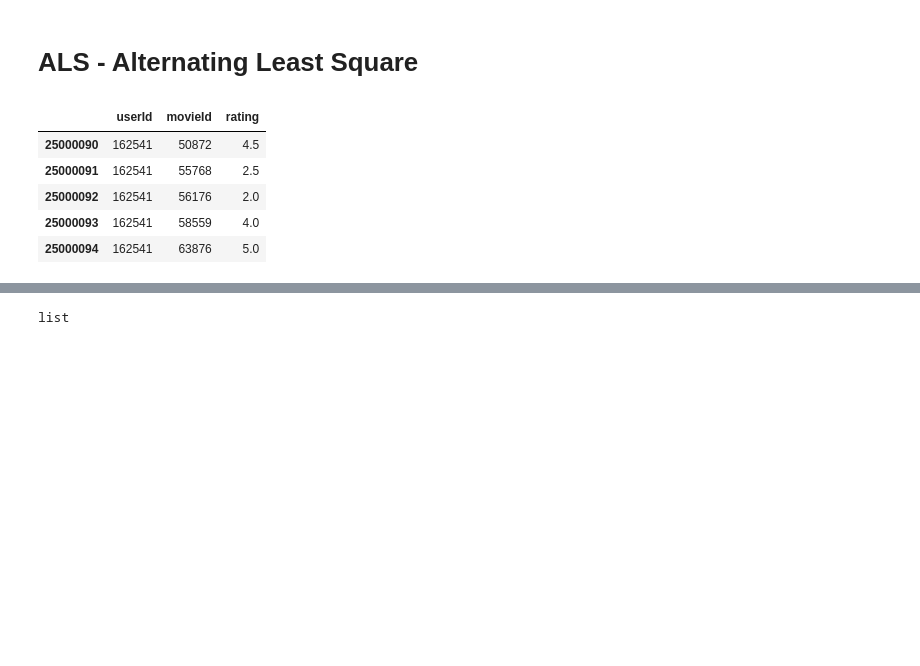
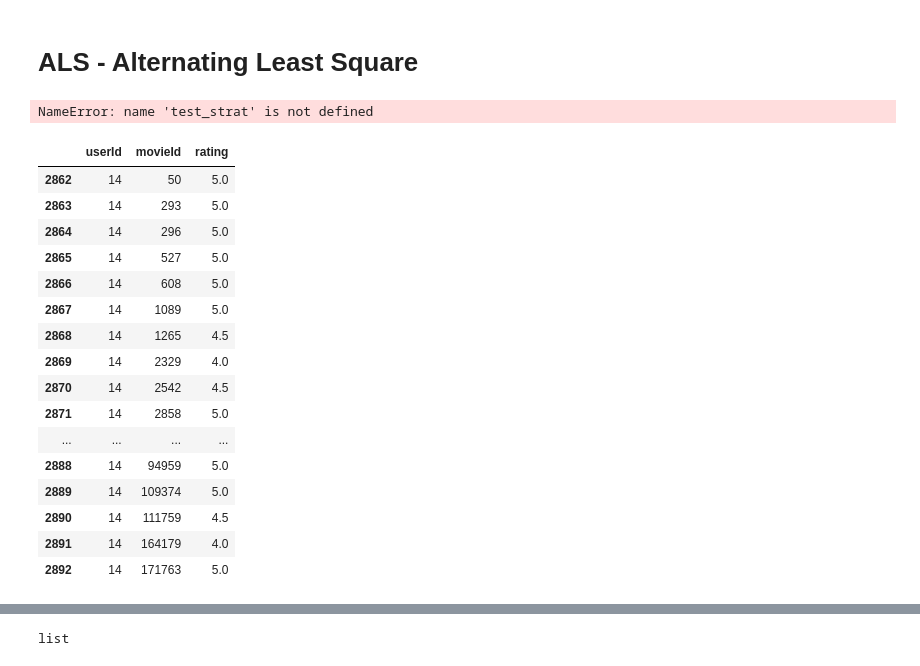
Before and after one commit to novr1512/My-recommender, a Jupyter notebook: extract.ipynb, the cells around one changed output, grey strips where cells are left out. Drawn from its saved outputs; the diff is of its cells as text; code cells hidden in the pictures; blank space fills up the shorter version.

```diff
--- a/extract.ipynb
+++ b/extract.ipynb
@@ -248,2 +248,6 @@ train_strat, test_strat = train_test_split(ratings, train_size=0.3, random_state
+# %%
+test_strat[test_strat['userId']==14]
+# %% [output]
+NameError: name 'test_strat' is not defined
 # %%
 #smaller matrices
@@ -259,13 +263,24 @@ data_conf = (sparse_movie_user * alpha_val).astype('double')
 model.fit(data_conf)
 # %%
 userlikes = ratings[ratings['userId']==14]
-ratings.tail()
+userlikes
 # %% [output]
 |  | userId | movieId | rating |
-| 25000090 | 162541 | 50872 | 4.5 |
-| 25000091 | 162541 | 55768 | 2.5 |
-| 25000092 | 162541 | 56176 | 2.0 |
-| 25000093 | 162541 | 58559 | 4.0 |
-| 25000094 | 162541 | 63876 | 5.0 |
+| 2862 | 14 | 50 | 5.0 |
+| 2863 | 14 | 293 | 5.0 |
+| 2864 | 14 | 296 | 5.0 |
+| 2865 | 14 | 527 | 5.0 |
+| 2866 | 14 | 608 | 5.0 |
+| 2867 | 14 | 1089 | 5.0 |
+| 2868 | 14 | 1265 | 4.5 |
+| 2869 | 14 | 2329 | 4.0 |
+| 2870 | 14 | 2542 | 4.5 |
+| 2871 | 14 | 2858 | 5.0 |
+| ... | ... | ... | ... |
+| 2888 | 14 | 94959 | 5.0 |
+| 2889 | 14 | 109374 | 5.0 |
+| 2890 | 14 | 111759 | 4.5 |
+| 2891 | 14 | 164179 | 4.0 |
+| 2892 | 14 | 171763 | 5.0 |
 # %%
 #Get Recommendations
```
Also changed, not shown: parts of 20 cells of this notebook.
